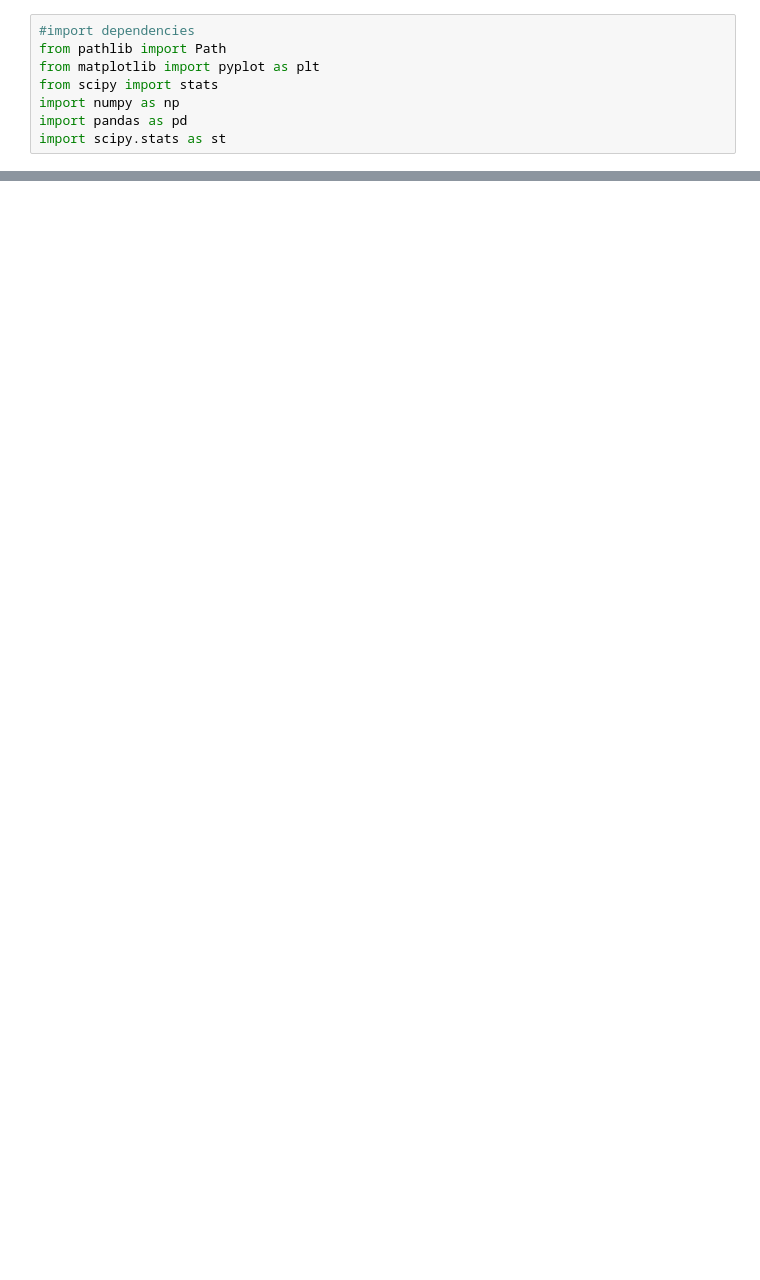
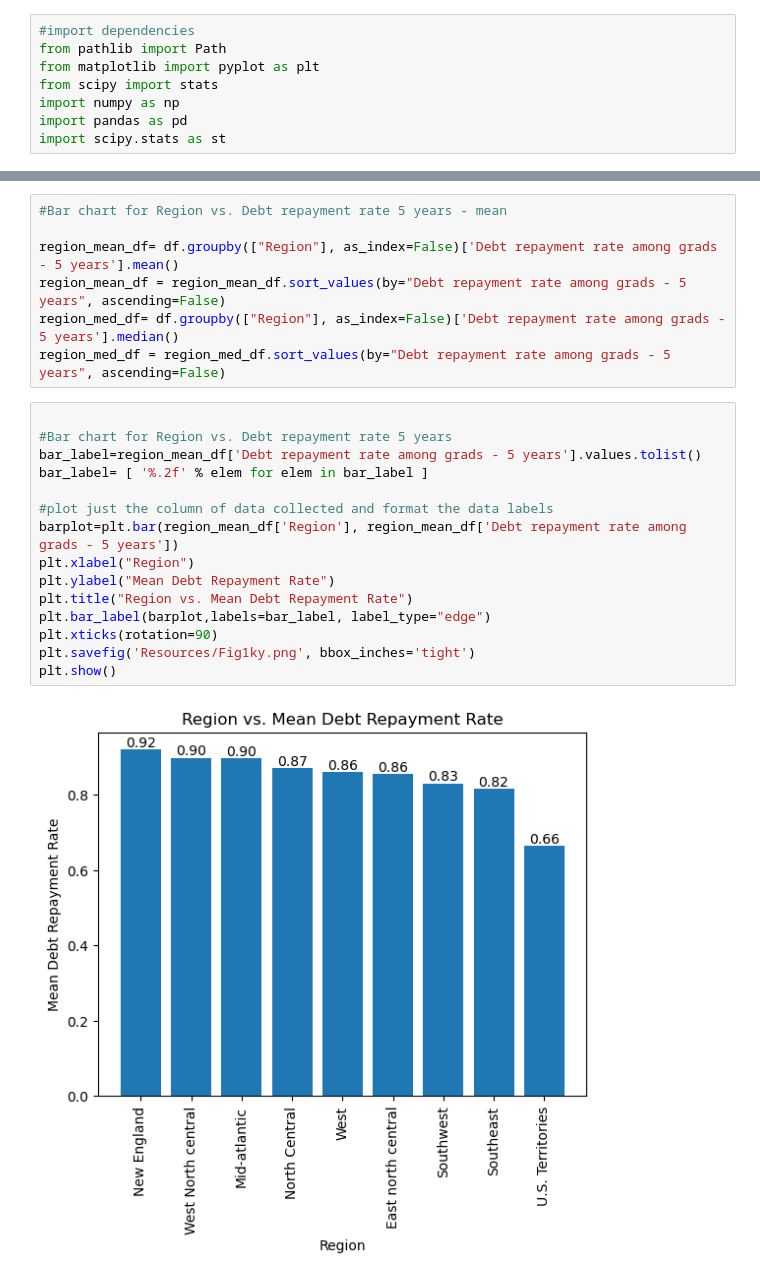
Before and after one commit to katyoung91/Project-1, a Jupyter notebook: kat_charts.ipynb, the cells around one changed output, grey strips where cells are left out. Drawn from its saved outputs; the diff is of its cells as text; blank space fills up the shorter version.

Commit message:
kat charts

```diff
--- a/kat_charts.ipynb
+++ b/kat_charts.ipynb
@@ -52,0 +45,24 @@ plt.show()
+# %%
+#Bar chart for Region vs. Debt repayment rate 5 years - mean
+
+region_mean_df= df.groupby(["Region"], as_index=False)['Debt repayment rate among grads - 5 years'].mean()
+region_mean_df = region_mean_df.sort_values(by="Debt repayment rate among grads - 5 years", ascending=False)
+region_med_df= df.groupby(["Region"], as_index=False)['Debt repayment rate among grads - 5 years'].median()
+region_med_df = region_med_df.sort_values(by="Debt repayment rate among grads - 5 years", ascending=False)
+# %%
+
+#Bar chart for Region vs. Debt repayment rate 5 years
+bar_label=region_mean_df['Debt repayment rate among grads - 5 years'].values.tolist()
+bar_label= [ '%.2f' % elem for elem in bar_label ]
+
+#plot just the column of data collected and format the data labels
+barplot=plt.bar(region_mean_df['Region'], region_mean_df['Debt repayment rate among grads - 5 years'])
+plt.xlabel("Region")
+plt.ylabel("Mean Debt Repayment Rate")
+plt.title("Region vs. Mean Debt Repayment Rate")
+plt.bar_label(barplot,labels=bar_label, label_type="edge")
+plt.xticks(rotation=90)
+plt.savefig('Resources/Fig1ky.png', bbox_inches='tight')
+plt.show()
+# %% [output]
+[figure, added]
```
Also changed, not shown: parts of 13 cells of this notebook, 4 other files.
